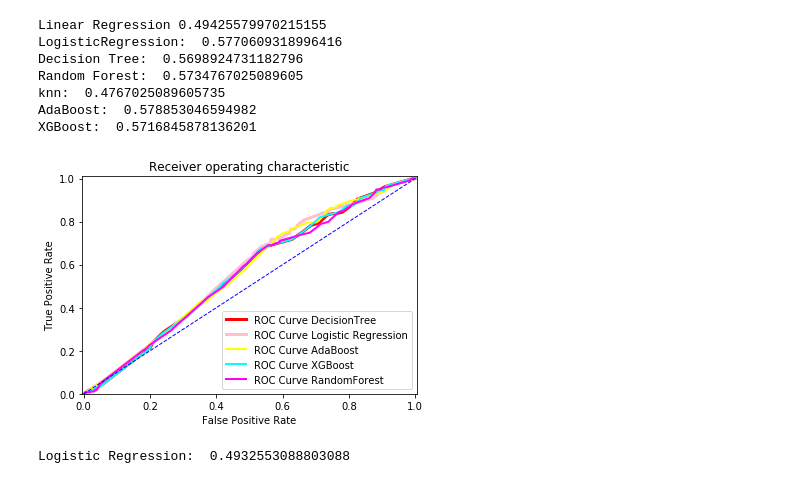
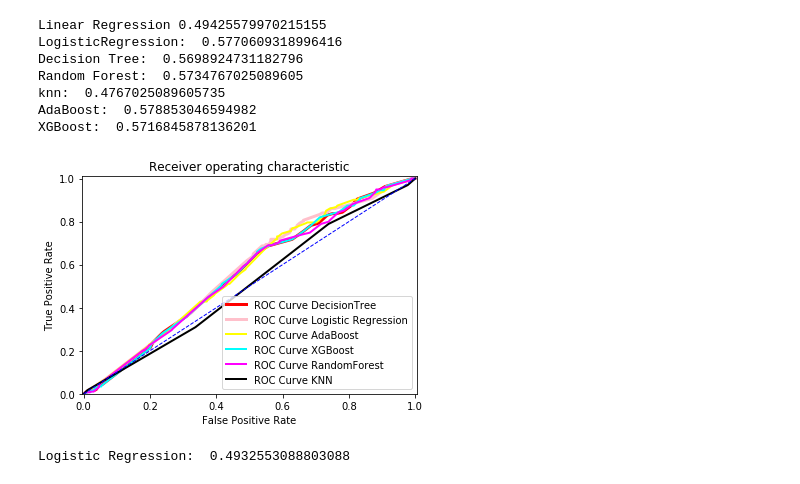
Before and after one commit to FinalformSora/StockML, a Jupyter notebook: PythonBets.ipynb, the cells around one changed output. Drawn from its saved outputs; the diff is of its cells as text; code cells hidden in the pictures.

Commit message:
Label Omissions

```diff
--- a/PythonBets.ipynb
+++ b/PythonBets.ipynb
@@ -200,7 +200,7 @@ knn:  0.4767025089605735
 AdaBoost:  0.578853046594982
 XGBoost:  0.5716845878136201
 # %%
-#8) plot the ROC curves of your algorithms in parts (c), (d), (e), (f), (g)
+#8) plot the ROC curves of your algorithms
 import matplotlib.pyplot as plt
 
 plt.figure()
@@ -214,36 +214,38 @@ plt.plot(fpr_LogR, tpr_LogR, color='pink', lw=3,
          label='ROC Curve Logistic Regression' % AUC_LogR)
 
 # Roc Curve3:
 plt.plot(fpr_AB, tpr_AB, color='yellow', lw=2,
          label='ROC Curve AdaBoost' % AUC_AB)
 
 # Roc Curve4:
 plt.plot(fpr_XB, tpr_XB, color='cyan', lw=2,
          label='ROC Curve XGBoost' % AUC_XB)
 
+# Roc Curve5:
 plt.plot(fpr_RF, tpr_RF, color='magenta', lw=2,
          label='ROC Curve RandomForest' % AUC_RF)
-plt.plot(fpr_RF, tpr_RF, color='magenta', lw=2,
-         label='ROC Curve RandomForest' % AUC_RF)
+
+plt.plot(fpr_KNN, tpr_KNN, color='black', lw=2,
+         label='ROC Curve KNN' % AUC_RF)
 
 
 fpr_RF
 # Random Guess line:
 plt.plot([0, 1], [0, 1], color='blue', lw=1, linestyle='--')
 
 # Defining The Range of X-Axis and Y-Axis:
 plt.xlim([-0.005, 1.005])
 plt.ylim([0.0, 1.01])
 
 # Labels, Title, Legend:
 plt.xlabel('False Positive Rate')
 plt.ylabel('True Positive Rate')
 plt.title('Receiver operating characteristic')
 plt.legend(loc="lower right")
 
 plt.show()
 # %% [output]
-[figure, old version]
+[figure, new version]
 # %%
 #Cross validation of all Classifers
 # %%
```
Also changed, not shown: parts of 2 cells of this notebook.
